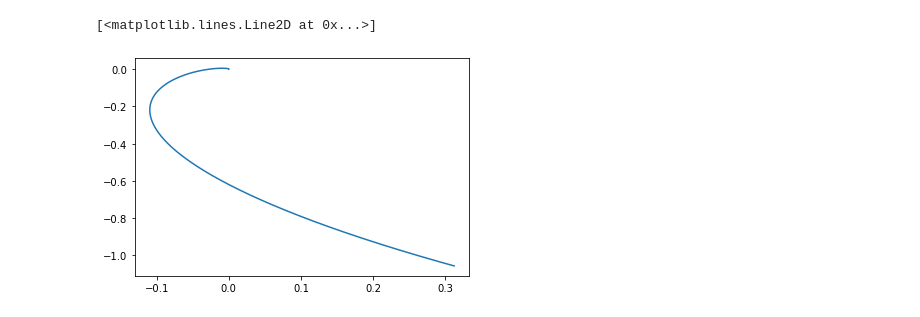
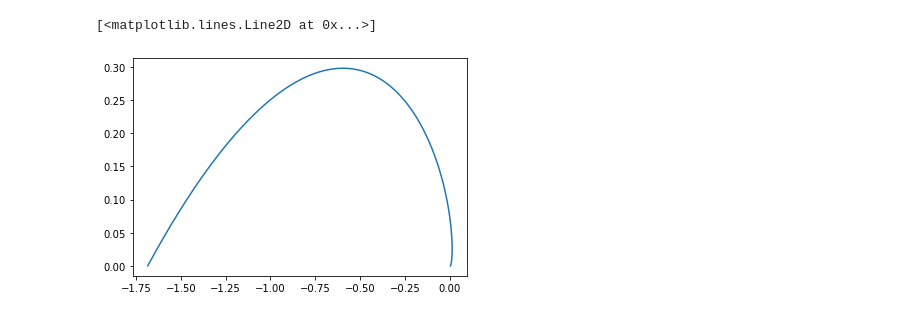
Before and after one commit to andresarias1105/MetodosII_AndresArias_JuanGuzman, a Jupyter notebook: Tarea 3/Estabilidad_Punto1.ipynb, the cells around one changed output. Drawn from its saved outputs; the diff is of its cells as text; code cells hidden in the pictures.

```diff
--- a/Tarea 3/Estabilidad_Punto1.ipynb
+++ b/Tarea 3/Estabilidad_Punto1.ipynb
@@ -84,11 +61,13 @@ def IntegratorAdams(f,r0,t):
 
     return xc,yc
 # %%
-t = np.linspace(0,5,100000)
+t = np.linspace(0,np.pi,1000)
 h = t[1] - t[0]
 r0 = [0+h,0]
 sol = IntegratorAdams(System,r0,t)
+solExact = odeint(System,r0,t)
+
 plt.plot(sol[0],sol[1])
 # %% [output]
 [<matplotlib.lines.Line2D at 0x...>]
-[figure, old version]
+[figure, new version]
```
Also changed, not shown: parts of 8 cells of this notebook.
